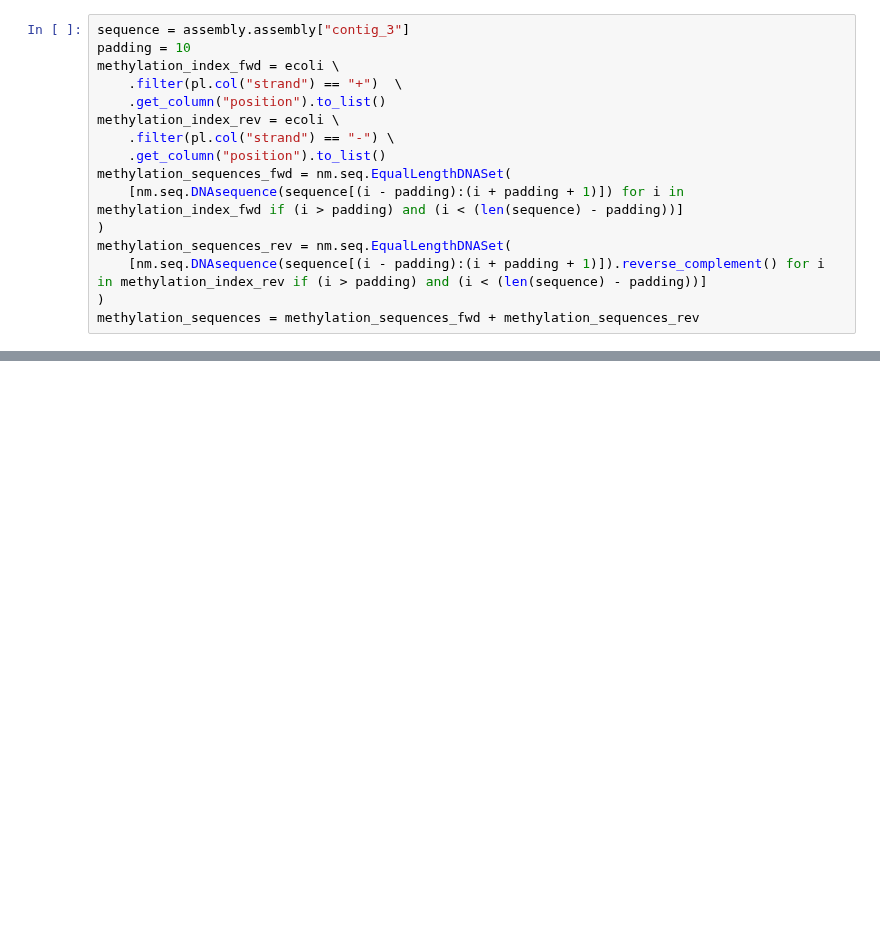
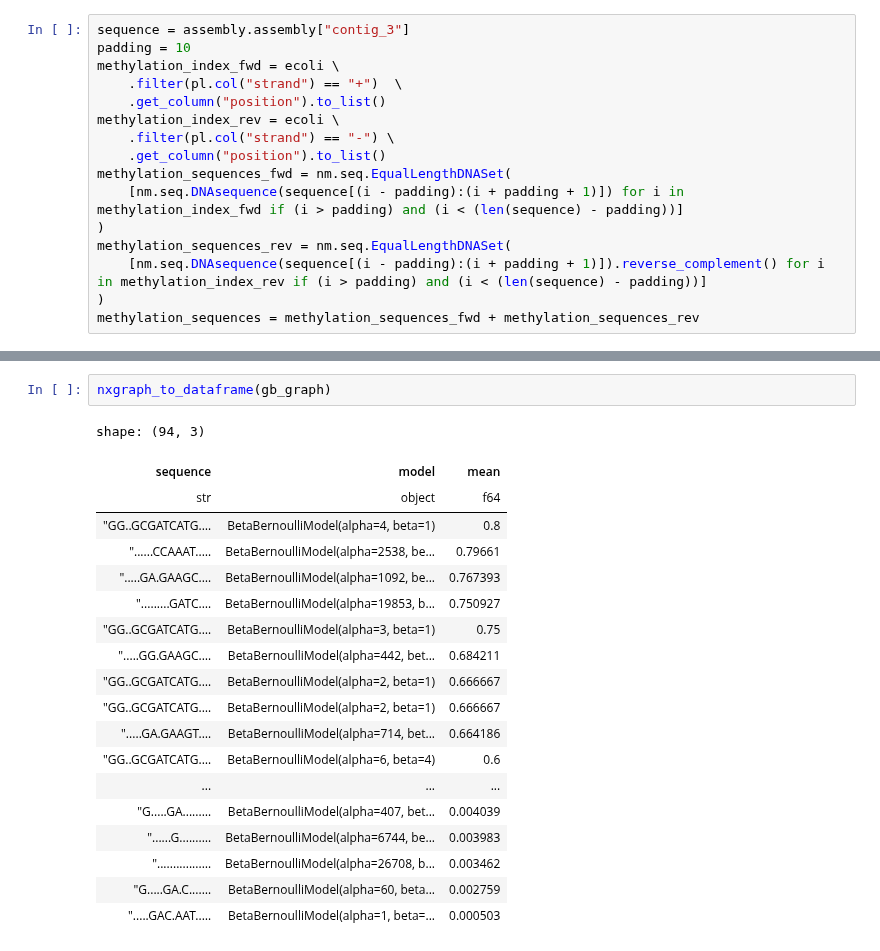
Before and after one commit to MicrobialDarkMatter/nanomotif, a Jupyter notebook: reports/tree-search.ipynb, the cells around one changed output, grey strips where cells are left out. Saved outputs shown, nothing was run; the diff lists cells and outputs as text; blank space fills up the shorter version.

```diff
--- a/reports/tree-search.ipynb
+++ b/reports/tree-search.ipynb
@@ -669,0 +180,22 @@ DEBUG: locator: <matplotlib.ticker.AutoLocator object at 0x...>
+# %%
+nxgraph_to_dataframe(gb_graph)
+# %% [output]
+shape: (94, 3)
+| sequence | model | mean |
+| str | object | f64 |
+| "GG..GCGATCATG.… | BetaBernoulliModel(alpha=4, beta=1) | 0.8 |
+| "......CCAAAT..… | BetaBernoulliModel(alpha=2538, be... | 0.79661 |
+| ".....GA.GAAGC.… | BetaBernoulliModel(alpha=1092, be... | 0.767393 |
+| ".........GATC.… | BetaBernoulliModel(alpha=19853, b... | 0.750927 |
+| "GG..GCGATCATG.… | BetaBernoulliModel(alpha=3, beta=1) | 0.75 |
+| ".....GG.GAAGC.… | BetaBernoulliModel(alpha=442, bet... | 0.684211 |
+| "GG..GCGATCATG.… | BetaBernoulliModel(alpha=2, beta=1) | 0.666667 |
+| "GG..GCGATCATG.… | BetaBernoulliModel(alpha=2, beta=1) | 0.666667 |
+| ".....GA.GAAGT.… | BetaBernoulliModel(alpha=714, bet... | 0.664186 |
+| "GG..GCGATCATG.… | BetaBernoulliModel(alpha=6, beta=4) | 0.6 |
+| ... | ... | ... |
+| "G.....GA......… | BetaBernoulliModel(alpha=407, bet... | 0.004039 |
+| "......G.......… | BetaBernoulliModel(alpha=6744, be... | 0.003983 |
+| "..............… | BetaBernoulliModel(alpha=26708, b... | 0.003462 |
+| "G.....GA.C....… | BetaBernoulliModel(alpha=60, beta... | 0.002759 |
+| ".....GAC.AAT..… | BetaBernoulliModel(alpha=1, beta=... | 0.000503 |
```
Also changed, not shown: parts of 64 cells of this notebook, 4 other files.
